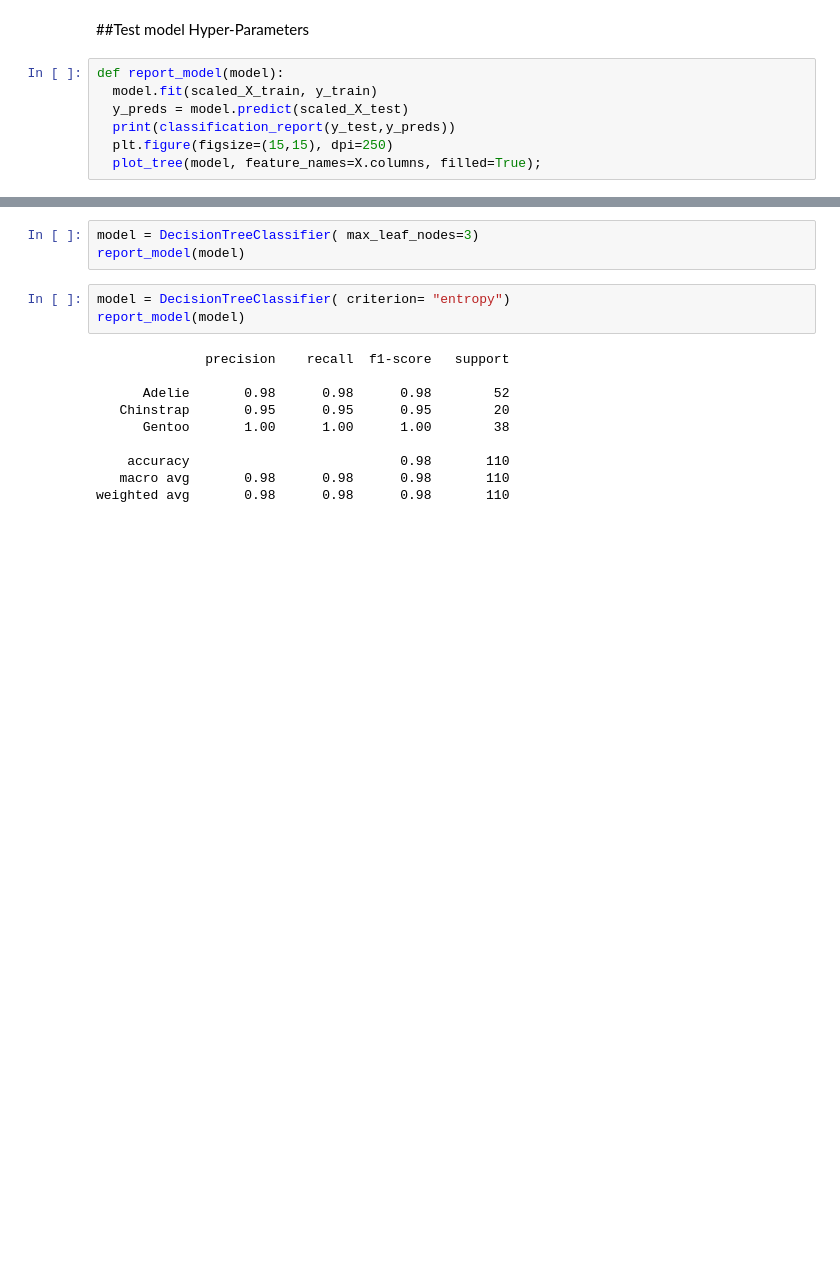
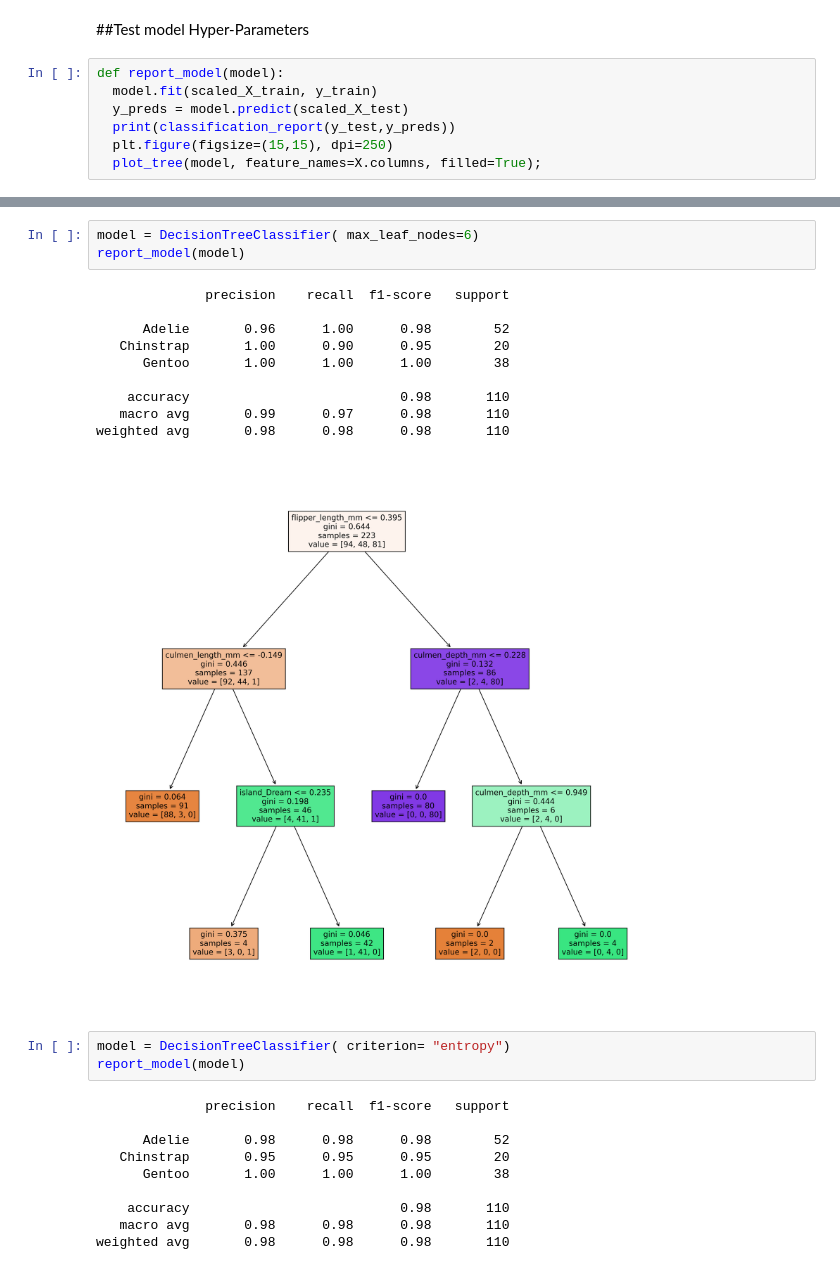
Before and after one commit to Metallicode/Math, a Jupyter notebook: Sklearn_Decision_Trees.ipynb, the cells around one changed output, grey strips where cells are left out. Saved outputs shown, nothing was run; the diff lists cells and outputs as text; blank space fills up the shorter version.

```diff
--- a/Sklearn_Decision_Trees.ipynb
+++ b/Sklearn_Decision_Trees.ipynb
@@ -158,6 +196,17 @@ report_model(model)
 # %%
-model = DecisionTreeClassifier( max_leaf_nodes=3)
+model = DecisionTreeClassifier( max_leaf_nodes=6)
 report_model(model)
+# %% [output]
+              precision    recall  f1-score   support
+
+      Adelie       0.96      1.00      0.98        52
+   Chinstrap       1.00      0.90      0.95        20
+      Gentoo       1.00      1.00      1.00        38
+
+    accuracy                           0.98       110
+   macro avg       0.99      0.97      0.98       110
+weighted avg       0.98      0.98      0.98       110
+[figure, added]
 # %%
 model = DecisionTreeClassifier( criterion= "entropy")
 report_model(model)
```
Also changed, not shown: parts of 2 cells of this notebook.
